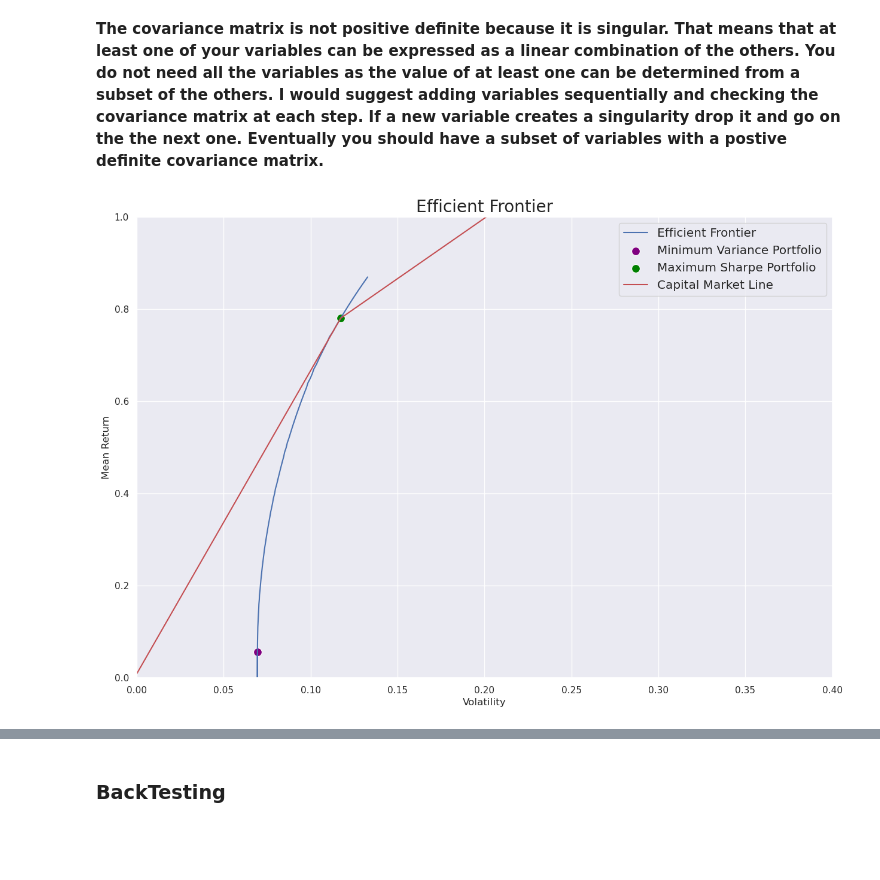
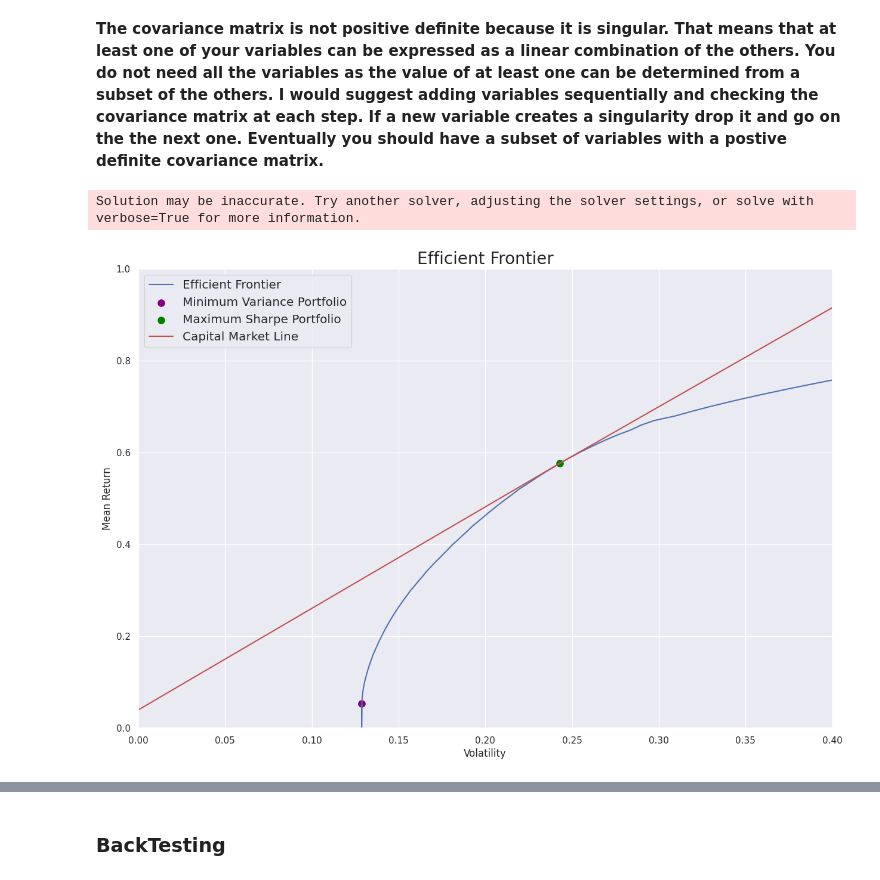
Before and after one commit to Shuo-Wang-UCBerkeley/VIP, a Jupyter notebook: src/ray/Baseline-Pypfopt.ipynb, the cells around one changed output, grey strips where cells are left out. Saved outputs shown, nothing was run; the diff lists cells and outputs as text; code cells hidden in the pictures; blank space fills up the shorter version.

```diff
--- a/src/ray/Baseline-Pypfopt.ipynb
+++ b/src/ray/Baseline-Pypfopt.ipynb
@@ -92,0 +47,10 @@ index_ids = index_constituents[
+# %%
+# Convert the Series to a DataFrame and reset the index
+df_grouped = df.groupby("permno_id").size().sort_values(ascending=False).reset_index(name="counts")
+
+# Now, 'permno_id' and 'counts' are columns in df_grouped
+fig = px.histogram(df_grouped, x="counts", nbins=5)  # Adjust nbins as needed for bin size
+fig.update_layout(title="Histogram of Counts", xaxis_title="Counts", yaxis_title="Frequency")
+fig.show()
+
+df_grouped["counts"].describe()
@@ -92,0 +83,3 @@ index_ids = index_constituents[
+# %%
+df_filtered = df[df["permno_id"].isin(df_grouped[df_grouped["counts"] == 1509]["permno_id"])]
+df_filtered
@@ -93,5 +116,4 @@ index_ids = index_constituents[
 # %%
-df_sample = df[df["PERMNO"].isin(index_ids["PERMNO"])]
-df_pivot = df_sample.pivot(index="date", columns="PERMNO", values="RET")
+df_pivot = df_filtered.pivot(index="date", columns="permno_id", values="return")
 df_pivot.head()
 # %% [output]
@@ -143,9 +176,9 @@ risk_free_rate = 0.04  # average of 10Y treasury in 2023
 # %% [markdown]
 **The covariance matrix is not positive definite because it is singular. That means that at least one of your variables can be expressed as a linear combination of the others. You do not need all the variables as the value of at least one can be determined from a subset of the others. I would suggest adding variables sequentially and checking the covariance matrix at each step. If a new variable creates a singularity drop it and go on the the next one. Eventually you should have a subset of variables with a postive definite covariance matrix.**
 # %%
-ret_ef = np.arange(0, 0.879823, 0.01)
+ret_ef = np.arange(0, max(mu), 0.01)
 vol_ef = []
-for i in np.arange(0, 0.879823, 0.01):
+for i in ret_ef:
     ef = EfficientFrontier(mu, Sigma)
     ef.efficient_return(i)
     vol_ef.append(ef.portfolio_performance()[1])
@@ -159,6 +192,8 @@ ef_sharp = EfficientFrontier(mu, Sigma)
 raw_weights_maxsharpe_exp = ef_sharp.max_sharpe(risk_free_rate=risk_free_rate)
 max_sharpe_ret = ef_sharp.portfolio_performance(risk_free_rate=risk_free_rate)[0]
 max_sharpe_vol = ef_sharp.portfolio_performance(risk_free_rate=risk_free_rate)[1]
+# %% [output]
+Solution may be inaccurate. Try another solver, adjusting the solver settings, or solve with verbose=True for more information.
 # %%
 # plot the data
 sns.set()
@@ -171,35 +206,35 @@ sns.scatterplot(
     y=[min_vol_ret],
     ax=ax,
     label="Minimum Variance Portfolio",
     color="purple",
     s=100,
 )
 sns.scatterplot(
     x=[max_sharpe_vol],
     y=[max_sharpe_ret],
     ax=ax,
     label="Maximum Sharpe Portfolio",
     color="green",
     s=100,
 )
 sns.lineplot(
     x=[0, max_sharpe_vol, 1],
-    y=[0.009, max_sharpe_ret, 3.096],
+    y=[risk_free_rate, max_sharpe_ret, (float(max_sharpe_ret) - risk_free_rate) / max_sharpe_vol],
     label="Capital Market Line",
     ax=ax,
     color="r",
 )
 
 ax.set(xlim=[0, 0.4])
 ax.set(ylim=[0, 1])
 ax.set_xlabel("Volatility")
 ax.set_ylabel("Mean Return")
 plt.legend(fontsize="large")
 plt.title("Efficient Frontier", fontsize="20")
 
 ax.figure.savefig("EffFront_big.png", dpi=300)
 # %% [output]
-[figure, old version]
+[figure, new version]
 # %%
 ef.portfolio_performance(verbose=True, risk_free_rate=risk_free_rate)
 # %% [output]
```
Also changed, not shown: parts of 31 cells of this notebook, 5 other files.
